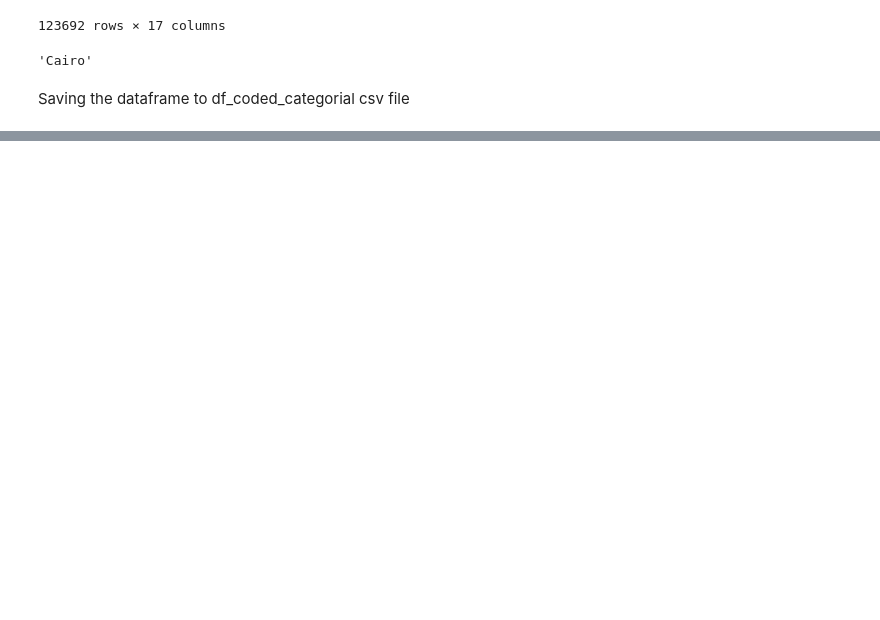
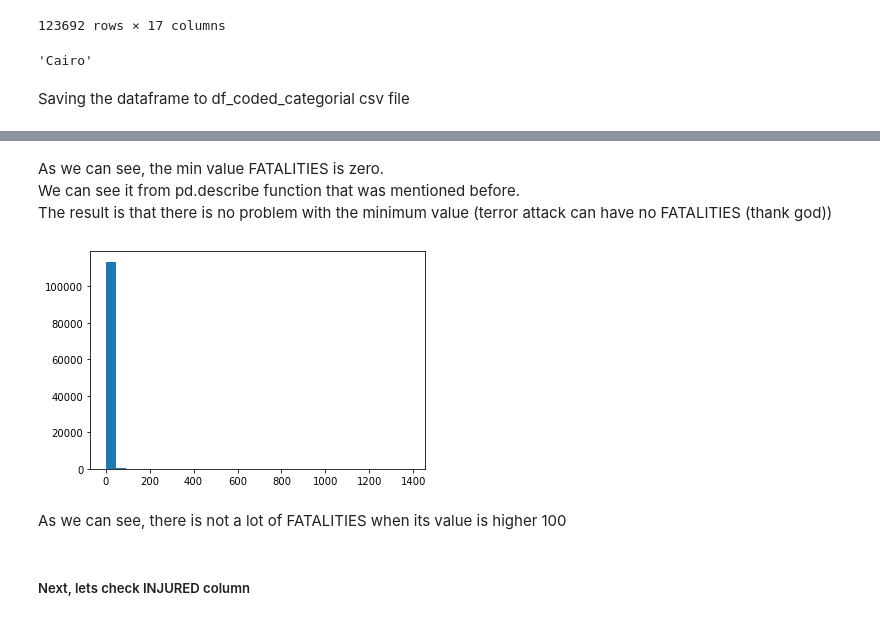
Before and after one commit to LahavHarary/Introduction-to-Data-Science-project, a Jupyter notebook: First Data Cleaning notebook.ipynb, the cells around one changed output, grey strips where cells are left out. Saved outputs shown, nothing was run; the diff lists cells and outputs as text; code cells hidden in the pictures; blank space fills up the shorter version.

```diff
--- a/First Data Cleaning notebook.ipynb
+++ b/First Data Cleaning notebook.ipynb
@@ -445,3 +446,5 @@ dict_city.get(5313)
 Saving the dataframe to df_coded_categorial csv file
 # %%
 df.to_csv('df_coded_categorial.csv')
+# %%
+df = pd.read_csv('df_coded_categorial.csv')
@@ -447,0 +486,3 @@ df.to_csv('df_coded_categorial.csv')
+# %%
+df_without_gtd_id = df.drop(["GTD_ID","Unnamed: 0"],axis=1)
+gtd_id_list = df.GTD_ID
@@ -447,0 +505,3 @@ df.to_csv('df_coded_categorial.csv')
+# %%
+df_without_dup = df_without_gtd_id.drop_duplicates()
+df_without_dup
@@ -447,0 +567,16 @@ df.to_csv('df_coded_categorial.csv')
+# %% [markdown]
+As we can see, the min value FATALITIES is zero.
+<br>
+We can see it from pd.describe function that was mentioned before.
+<br>
+The result is that there is no problem with the minimum value (terror attack can have no FATALITIES (thank god))
+# %%
+plt.hist(df_without_dup.FATALITIES,bins=30)
+plt.xlabel=("FATALITIES")
+plt.ylabel=("Frequency")
+# %% [output]
+[figure, added]
+# %% [markdown]
+As we can see, there is not a lot of FATALITIES when its value is higher 100
+# %% [markdown]
+##### Next, lets check INJURED column
```
Also changed, not shown: parts of 39 cells of this notebook.
